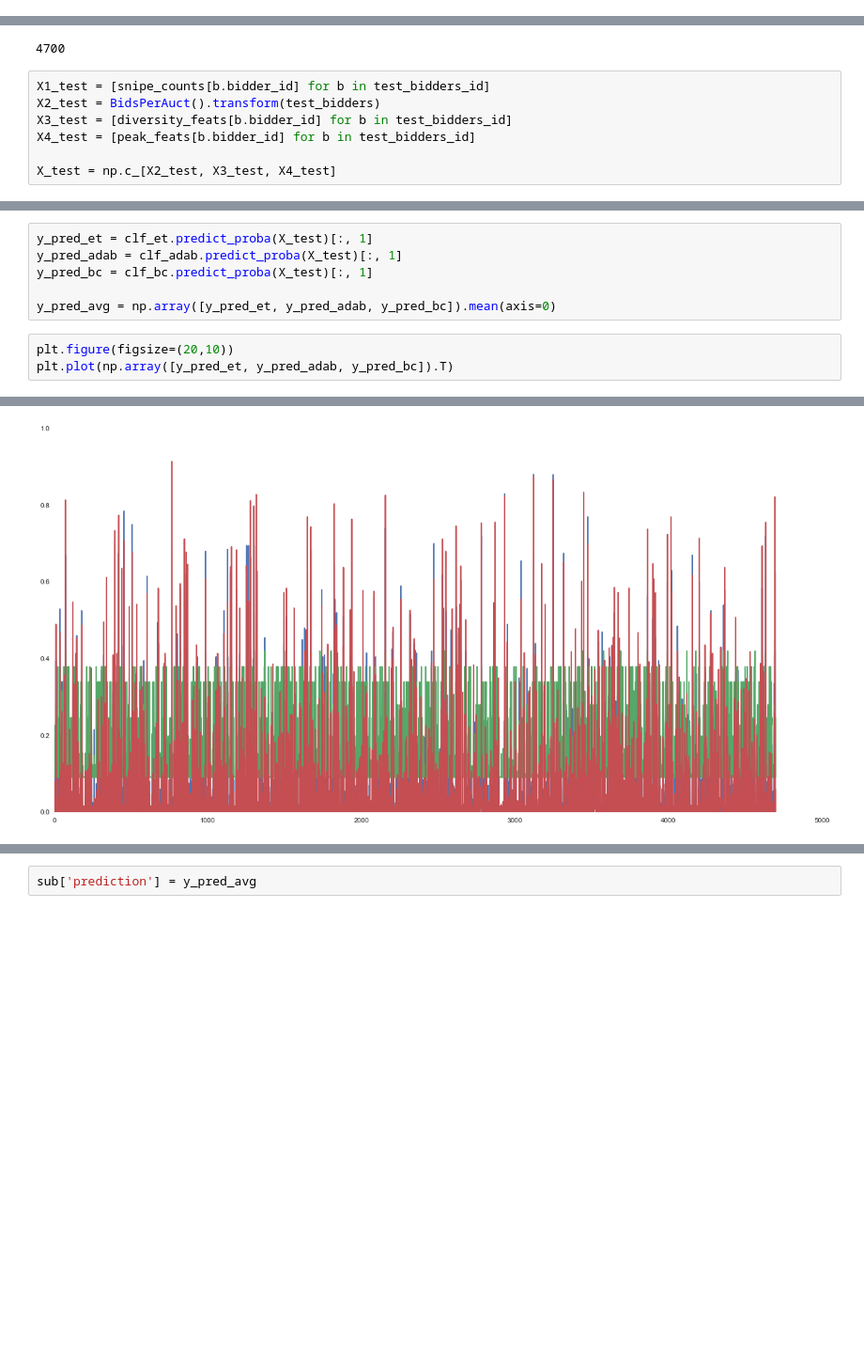
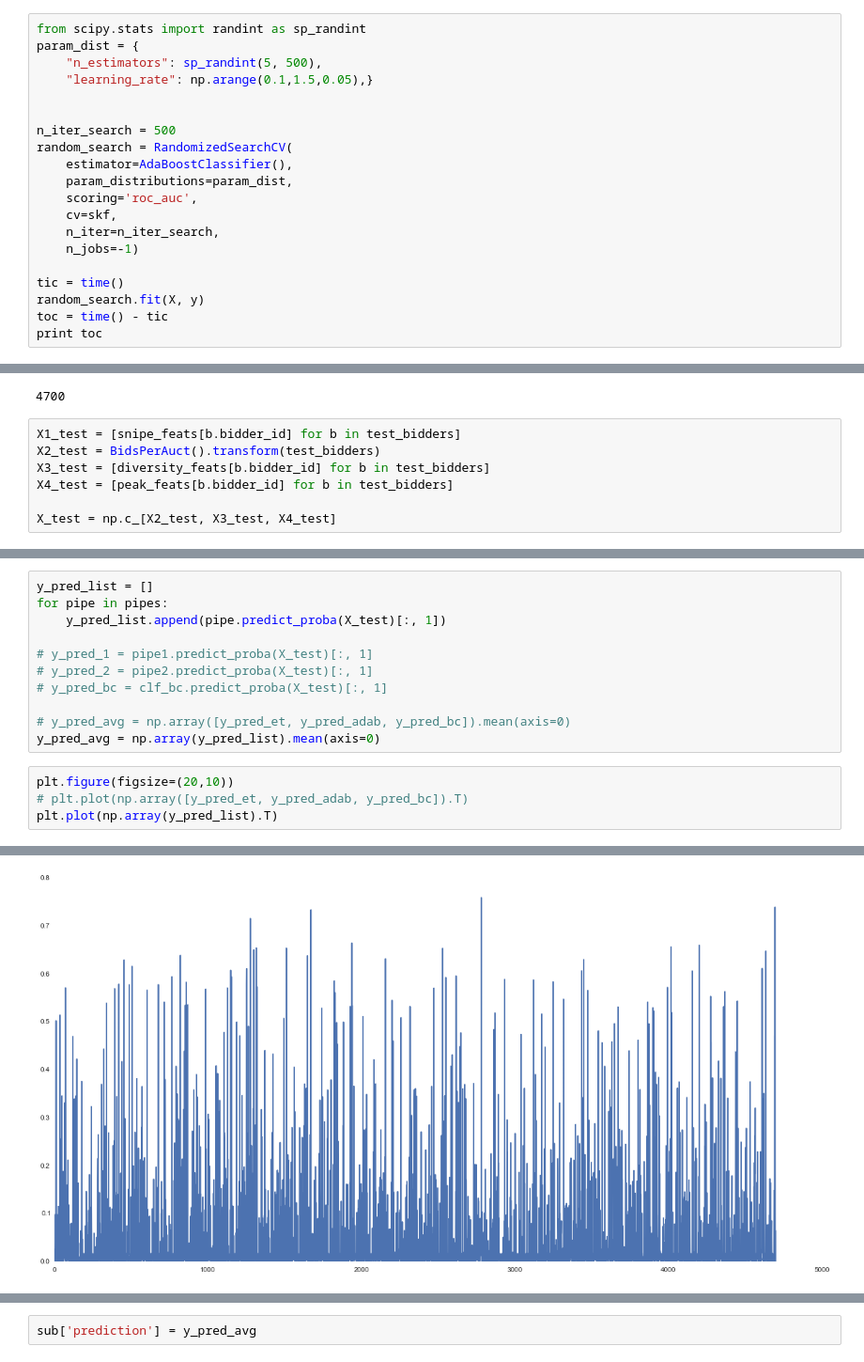
Before and after one commit to JasonTam/fb4, a Jupyter notebook: src/predict.ipynb, the cells around one changed output, grey strips where cells are left out. Shown: that part at 94% size. Drawn from its saved outputs; the diff is of its cells as text; blank space fills up the shorter version.

```diff
--- a/src/predict.ipynb
+++ b/src/predict.ipynb
@@ -159,0 +239,20 @@ print scores.std()
+# %%
+from scipy.stats import randint as sp_randint
+param_dist = {
+    "n_estimators": sp_randint(5, 500),
+    "learning_rate": np.arange(0.1,1.5,0.05),}
+
+
+n_iter_search = 500
+random_search = RandomizedSearchCV(
+    estimator=AdaBoostClassifier(),
+    param_distributions=param_dist,
+    scoring='roc_auc',
+    cv=skf,
+    n_iter=n_iter_search,
+    n_jobs=-1)
+
+tic = time()
+random_search.fit(X, y)
+toc = time() - tic
+print toc
@@ -327,9 +485,9 @@ len(test_bidders)
 # %% [output]
 4700
 # %%
-X1_test = [snipe_counts[b.bidder_id] for b in test_bidders_id]
+X1_test = [snipe_feats[b.bidder_id] for b in test_bidders]
 X2_test = BidsPerAuct().transform(test_bidders)
-X3_test = [diversity_feats[b.bidder_id] for b in test_bidders_id]
-X4_test = [peak_feats[b.bidder_id] for b in test_bidders_id]
+X3_test = [diversity_feats[b.bidder_id] for b in test_bidders]
+X4_test = [peak_feats[b.bidder_id] for b in test_bidders]
 
 X_test = np.c_[X2_test, X3_test, X4_test]
@@ -336,10 +496,16 @@ X_test = np.c_[X2_test, X3_test, X4_test]
 # %%
-y_pred_et = clf_et.predict_proba(X_test)[:, 1]
-y_pred_adab = clf_adab.predict_proba(X_test)[:, 1]
-y_pred_bc = clf_bc.predict_proba(X_test)[:, 1]
+y_pred_list = []
+for pipe in pipes:
+    y_pred_list.append(pipe.predict_proba(X_test)[:, 1])
 
-y_pred_avg = np.array([y_pred_et, y_pred_adab, y_pred_bc]).mean(axis=0)
+# y_pred_1 = pipe1.predict_proba(X_test)[:, 1]
+# y_pred_2 = pipe2.predict_proba(X_test)[:, 1]
+# y_pred_bc = clf_bc.predict_proba(X_test)[:, 1]
+
+# y_pred_avg = np.array([y_pred_et, y_pred_adab, y_pred_bc]).mean(axis=0)
+y_pred_avg = np.array(y_pred_list).mean(axis=0)
 # %%
 plt.figure(figsize=(20,10))
-plt.plot(np.array([y_pred_et, y_pred_adab, y_pred_bc]).T)
+# plt.plot(np.array([y_pred_et, y_pred_adab, y_pred_bc]).T)
+plt.plot(np.array(y_pred_list).T)
 # %% [output]
@@ -349 +513 @@ plt.plot(np.array([y_pred_et, y_pred_adab, y_pred_bc]).T)
-[figure, old version]
+[figure, new version]
```
Also changed, not shown: parts of 22 cells of this notebook, 4 other files.
